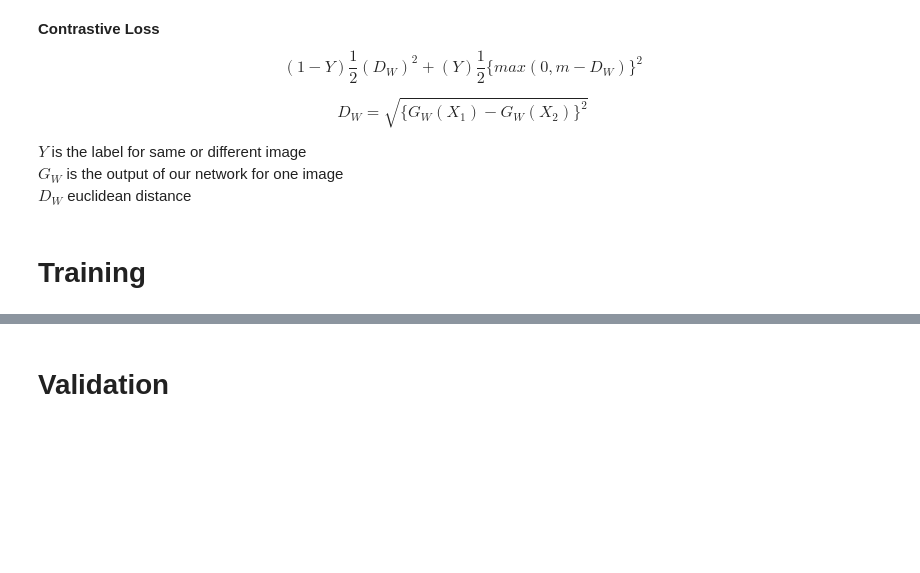
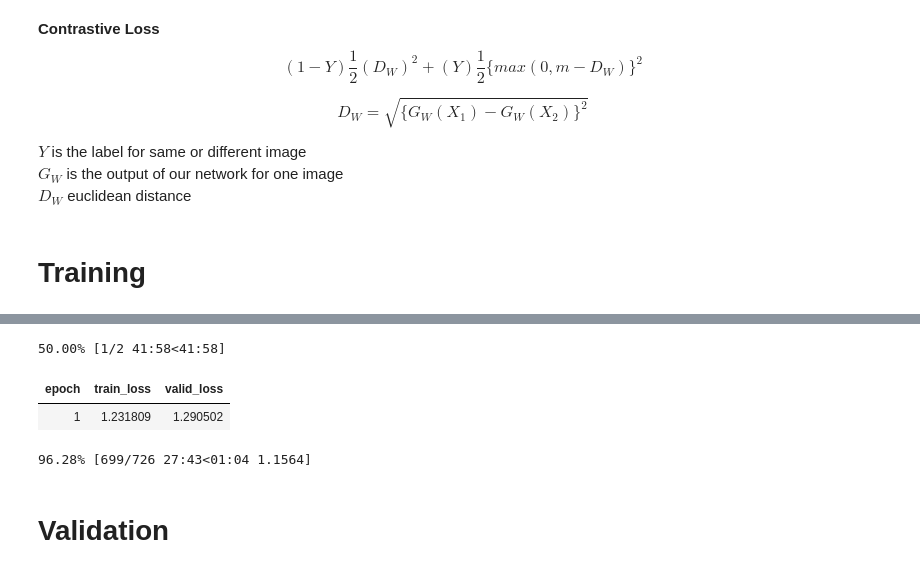
Before and after one commit to jachen36/humpback_kaggle, a Jupyter notebook: siamese_network.ipynb, the cells around one changed output, grey strips where cells are left out. Saved outputs shown, nothing was run; the diff lists cells and outputs as text; code cells hidden in the pictures; blank space fills up the shorter version.

```diff
--- a/siamese_network.ipynb
+++ b/siamese_network.ipynb
@@ -294,0 +299,7 @@ Min numerical gradient: 6.31E-07
+# %%
+learn.fit_one_cycle(2)
+# %% [output]
+50.00% [1/2 41:58<41:58]
+| epoch | train_loss | valid_loss |
+| 1 | 1.231809 | 1.290502 |
+96.28% [699/726 27:43<01:04 1.1564]
```
Also changed, not shown: parts of 34 cells of this notebook.
